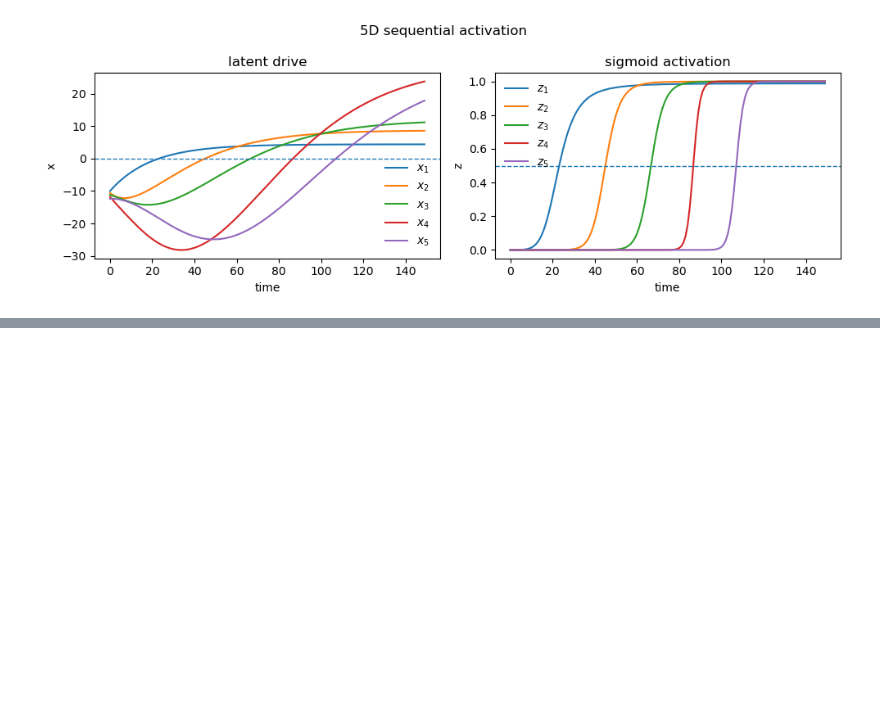
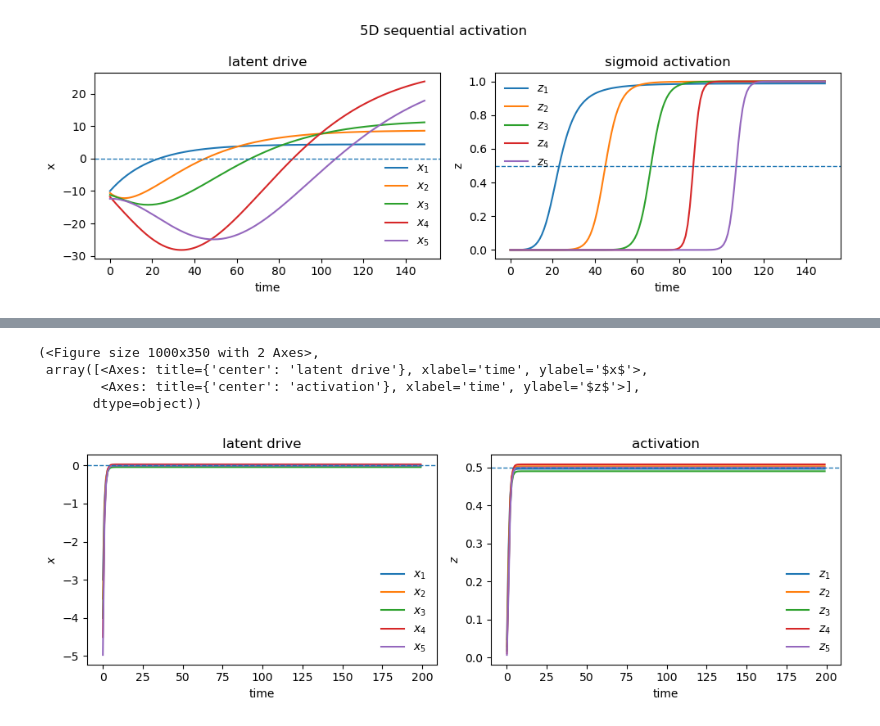
Before and after one commit to stootoon/sequential-sigmoidal-factor-analysis, a Jupyter notebook: sequential-ppca.ipynb, the cells around one changed output, grey strips where cells are left out. Drawn from its saved outputs; the diff is of its cells as text; code cells hidden in the pictures; blank space fills up the shorter version.

```diff
--- a/sequential-ppca.ipynb
+++ b/sequential-ppca.ipynb
@@ -173,0 +580,8 @@ final z values: [0.98778855 0.99981267 0.999986   1.         0.99999998]
+# %%
+fit["model"].plot_latents(x_hat, z_hat)
+# %% [output]
+(<Figure size 1000x350 with 2 Axes>,
+ array([<Axes: title={'center': 'latent drive'}, xlabel='time', ylabel='$x$'>,
+        <Axes: title={'center': 'activation'}, xlabel='time', ylabel='$z$'>],
+       dtype=object))
+[figure, added]
```
Also changed, not shown: parts of 6 cells of this notebook.
